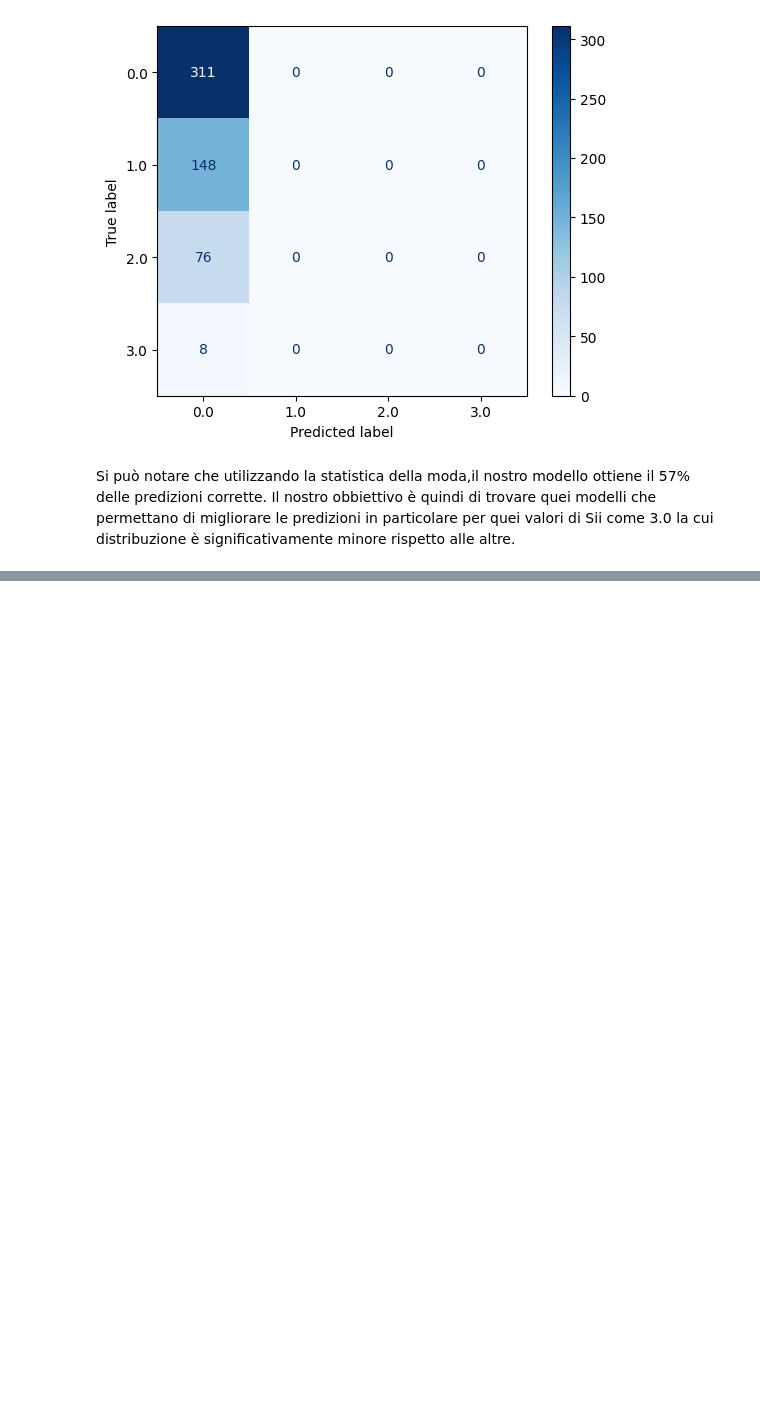
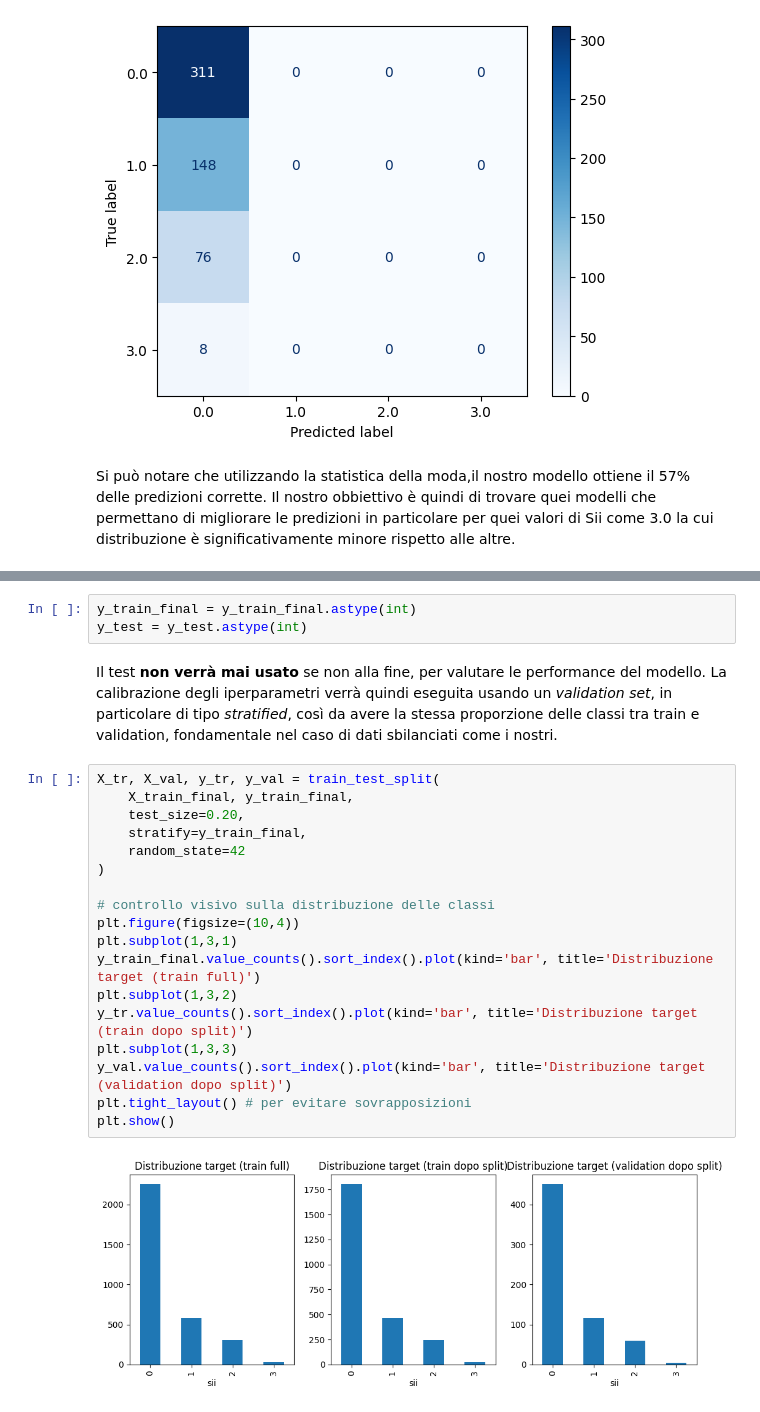
Before and after one commit to dadezz/ML_Problematic_Internet_Use, a Jupyter notebook: src/data_cleaning.ipynb, the cells around one changed output, grey strips where cells are left out. Drawn from its saved outputs; the diff is of its cells as text; blank space fills up the shorter version.

Commit message:
preparazione dei dati per keras

```diff
--- a/src/data_cleaning.ipynb
+++ b/src/data_cleaning.ipynb
@@ -625,0 +652,25 @@ Il nostro obbiettivo è quindi di trovare quei modelli che permettano di miglior
+# %%
+y_train_final = y_train_final.astype(int)
+y_test = y_test.astype(int)
+# %% [markdown]
+Il test **non verrà mai usato** se non alla fine, per valutare le performance del modello. La calibrazione degli iperparametri verrà quindi eseguita usando un *validation set*, in particolare di tipo *stratified*, così da avere la stessa proporzione delle classi tra train e validation, fondamentale nel caso di dati sbilanciati come i nostri.
+# %%
+X_tr, X_val, y_tr, y_val = train_test_split(
+    X_train_final, y_train_final,
+    test_size=0.20,
+    stratify=y_train_final,
+    random_state=42
+)
+
+# controllo visivo sulla distribuzione delle classi
+plt.figure(figsize=(10,4))
+plt.subplot(1,3,1)
+y_train_final.value_counts().sort_index().plot(kind='bar', title='Distribuzione target (train full)')
+plt.subplot(1,3,2)
+y_tr.value_counts().sort_index().plot(kind='bar', title='Distribuzione target (train dopo split)')
+plt.subplot(1,3,3)
+y_val.value_counts().sort_index().plot(kind='bar', title='Distribuzione target (validation dopo split)')
+plt.tight_layout() # per evitare sovrapposizioni
+plt.show()
+# %% [output]
+[figure, added]
```
Also changed, not shown: parts of 14 cells of this notebook.
